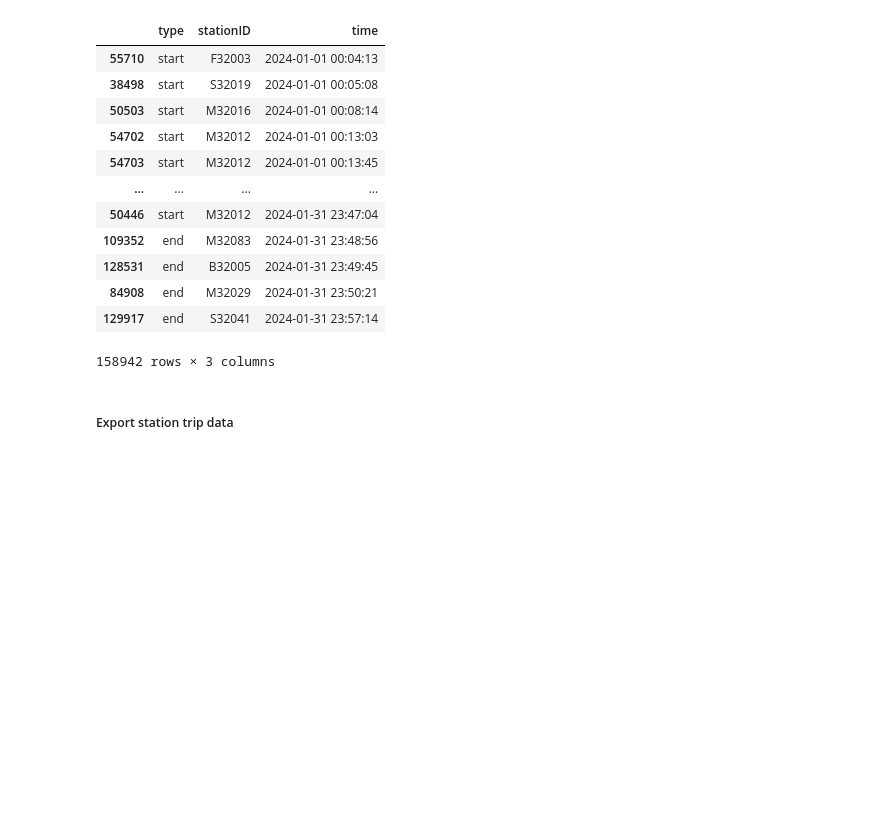
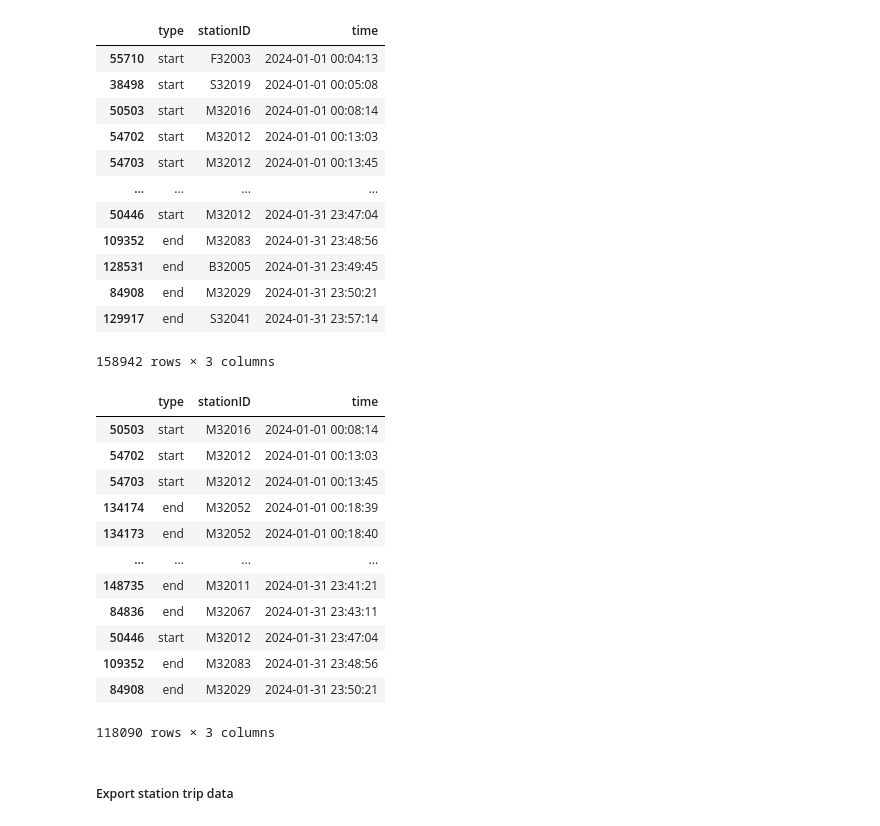
Before and after one commit to RalucaNicola/arc-lines, a Jupyter notebook: bike-trip-extraction/Stations in-out data.ipynb, the cells around one changed output. Drawn from its saved outputs; the diff is of its cells as text; code cells hidden in the pictures; blank space fills up the shorter version.

Commit message:
First attempt at adding station data symbols

```diff
--- a/bike-trip-extraction/Stations in-out data.ipynb
+++ b/bike-trip-extraction/Stations in-out data.ipynb
@@ -243,6 +243,24 @@ cambridge_df_stations
 | 84908 | end | M32029 | 2024-01-31 23:50:21 |
 | 129917 | end | S32041 | 2024-01-31 23:57:14 |
 158942 rows × 3 columns
+# %%
+cambridge_df_stations = cambridge_df_stations[cambridge_df_stations.apply(lambda row: check_station_id(row['stationID']), axis=1)].copy()
+# %%
+cambridge_df_stations
+# %% [output]
+|  | type | stationID | time |
+| 50503 | start | M32016 | 2024-01-01 00:08:14 |
+| 54702 | start | M32012 | 2024-01-01 00:13:03 |
+| 54703 | start | M32012 | 2024-01-01 00:13:45 |
+| 134174 | end | M32052 | 2024-01-01 00:18:39 |
+| 134173 | end | M32052 | 2024-01-01 00:18:40 |
+| ... | ... | ... | ... |
+| 148735 | end | M32011 | 2024-01-31 23:41:21 |
+| 84836 | end | M32067 | 2024-01-31 23:43:11 |
+| 50446 | start | M32012 | 2024-01-31 23:47:04 |
+| 109352 | end | M32083 | 2024-01-31 23:48:56 |
+| 84908 | end | M32029 | 2024-01-31 23:50:21 |
+118090 rows × 3 columns
 # %% [markdown]
 ##### Export station trip data
 # %%
```
Also changed, not shown: 5 other files.
